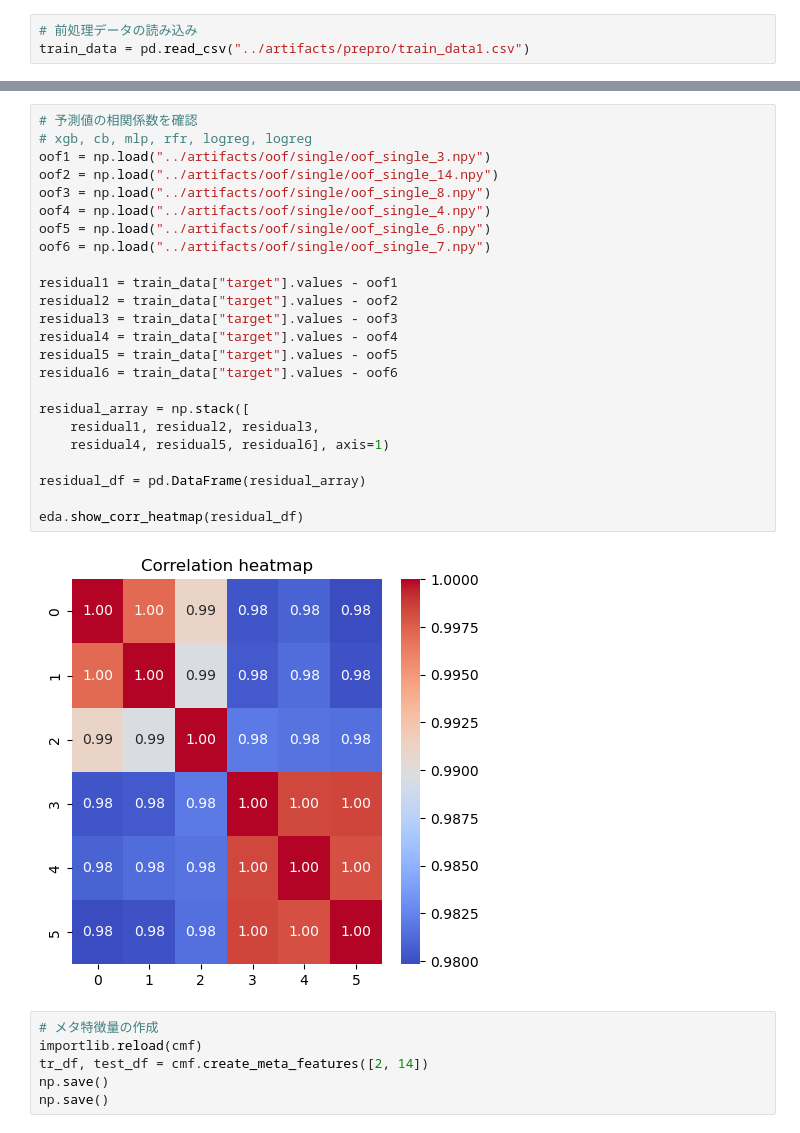
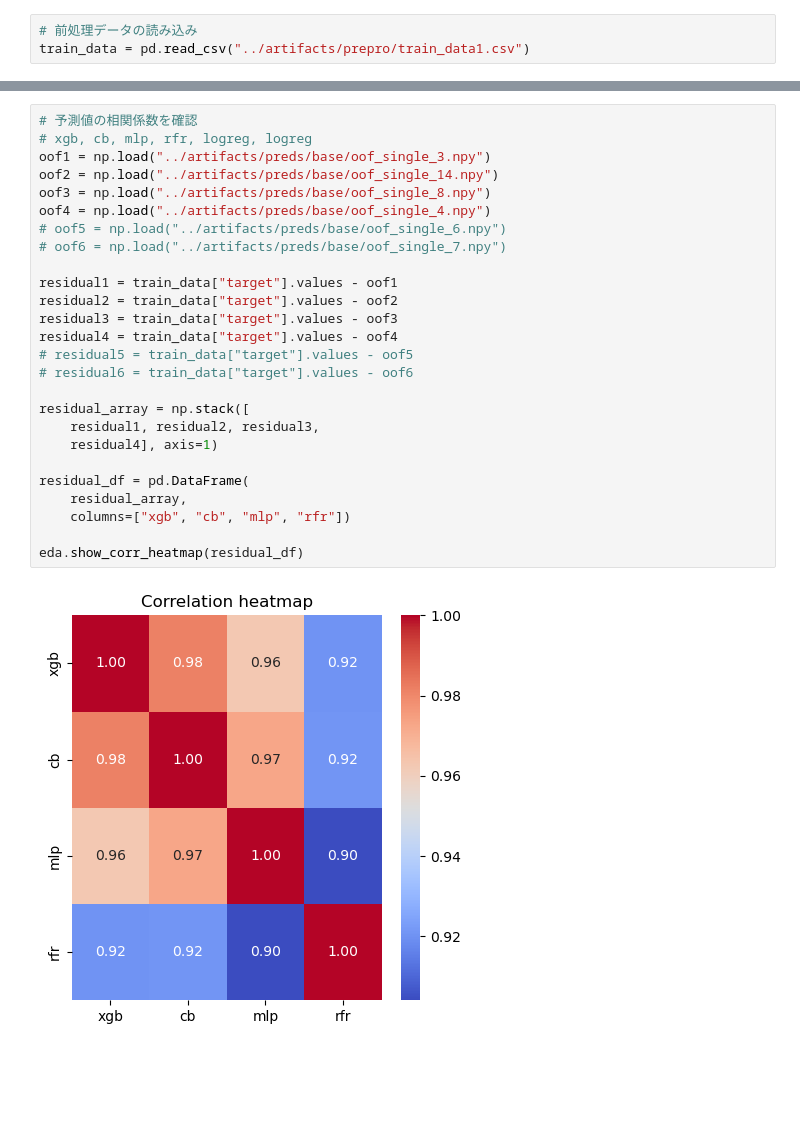
Before and after one commit to pauljkerry/calorie-portfolio, a Jupyter notebook: notebooks/17_meta_feature.ipynb, the cells around one changed output, grey strips where cells are left out. Saved outputs shown, nothing was run; the diff lists cells and outputs as text; blank space fills up the shorter version.

```diff
--- a/notebooks/17_meta_feature.ipynb
+++ b/notebooks/17_meta_feature.ipynb
@@ -28,32 +56,28 @@ eda.plot_numerical_distribution(residual_df, bins=50)
 # %%
 # 予測値の相関係数を確認
 # xgb, cb, mlp, rfr, logreg, logreg
-oof1 = np.load("../artifacts/oof/single/oof_single_3.npy")
-oof2 = np.load("../artifacts/oof/single/oof_single_14.npy")
-oof3 = np.load("../artifacts/oof/single/oof_single_8.npy")
-oof4 = np.load("../artifacts/oof/single/oof_single_4.npy")
-oof5 = np.load("../artifacts/oof/single/oof_single_6.npy")
-oof6 = np.load("../artifacts/oof/single/oof_single_7.npy")
+oof1 = np.load("../artifacts/preds/base/oof_single_3.npy")
+oof2 = np.load("../artifacts/preds/base/oof_single_14.npy")
+oof3 = np.load("../artifacts/preds/base/oof_single_8.npy")
+oof4 = np.load("../artifacts/preds/base/oof_single_4.npy")
+# oof5 = np.load("../artifacts/preds/base/oof_single_6.npy")
+# oof6 = np.load("../artifacts/preds/base/oof_single_7.npy")
 
 residual1 = train_data["target"].values - oof1
 residual2 = train_data["target"].values - oof2
 residual3 = train_data["target"].values - oof3
 residual4 = train_data["target"].values - oof4
-residual5 = train_data["target"].values - oof5
-residual6 = train_data["target"].values - oof6
+# residual5 = train_data["target"].values - oof5
+# residual6 = train_data["target"].values - oof6
 
 residual_array = np.stack([
     residual1, residual2, residual3,
-    residual4, residual5, residual6], axis=1)
+    residual4], axis=1)
 
-residual_df = pd.DataFrame(residual_array)
+residual_df = pd.DataFrame(
+    residual_array,
+    columns=["xgb", "cb", "mlp", "rfr"])
 
 eda.show_corr_heatmap(residual_df)
 # %% [output]
-[figure, old version]
+[figure, new version]
-# %%
-# メタ特徴量の作成
-importlib.reload(cmf)
-tr_df, test_df = cmf.create_meta_features([2, 14])
-np.save()
-np.save()
```
Also changed, not shown: parts of 7 cells of this notebook, 22 other files.
